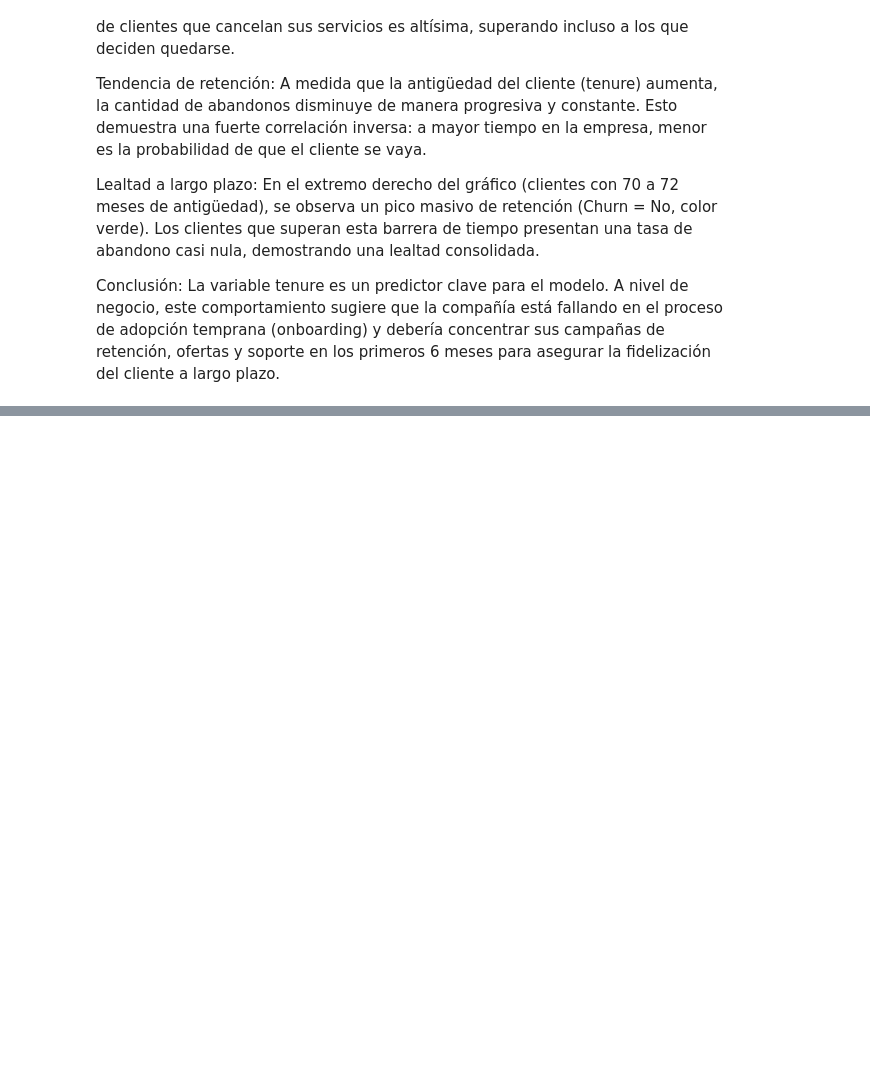
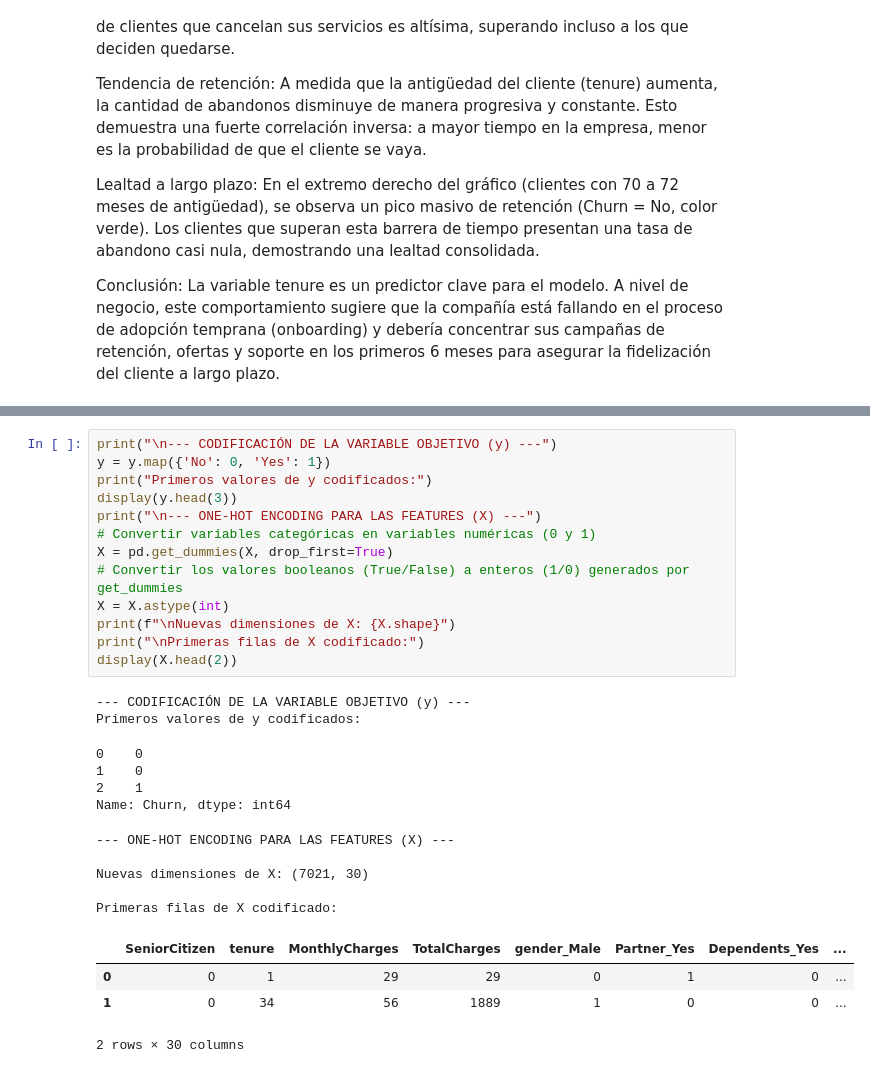
Before and after one commit to Renato416/Evaluaci-n_Parcial_2, a Jupyter notebook: Notebooks/churn_analysis.ipynb, the cells around one changed output, grey strips where cells are left out. Cells and saved outputs as stored; diff of their text form; blank space fills up the shorter version.

Commit message:
Fase 3: Preparación de datos para ia

```diff
--- a/Notebooks/churn_analysis.ipynb
+++ b/Notebooks/churn_analysis.ipynb
@@ -339,0 +379,29 @@ Conclusión: La variable tenure es un predictor clave para el modelo. A nivel de
+# %%
+print("\n--- CODIFICACIÓN DE LA VARIABLE OBJETIVO (y) ---")
+y = y.map({'No': 0, 'Yes': 1})
+print("Primeros valores de y codificados:")
+display(y.head(3))
+print("\n--- ONE-HOT ENCODING PARA LAS FEATURES (X) ---")
+# Convertir variables categóricas en variables numéricas (0 y 1)
+X = pd.get_dummies(X, drop_first=True)
+# Convertir los valores booleanos (True/False) a enteros (1/0) generados por get_dummies
+X = X.astype(int)
+print(f"\nNuevas dimensiones de X: {X.shape}")
+print("\nPrimeras filas de X codificado:")
+display(X.head(2))
+# %% [output]
+--- CODIFICACIÓN DE LA VARIABLE OBJETIVO (y) ---
+Primeros valores de y codificados:
+0    0
+1    0
+2    1
+Name: Churn, dtype: int64
+--- ONE-HOT ENCODING PARA LAS FEATURES (X) ---
+
+Nuevas dimensiones de X: (7021, 30)
+
+Primeras filas de X codificado:
+|  | SeniorCitizen | tenure | MonthlyCharges | TotalCharges | gender_Male | Partner_Yes | Dependents_Yes | ... |
+| 0 | 0 | 1 | 29 | 29 | 0 | 1 | 0 | ... |
+| 1 | 0 | 34 | 56 | 1889 | 1 | 0 | 0 | ... |
+2 rows × 30 columns
```
Also changed, not shown: parts of 14 cells of this notebook.
